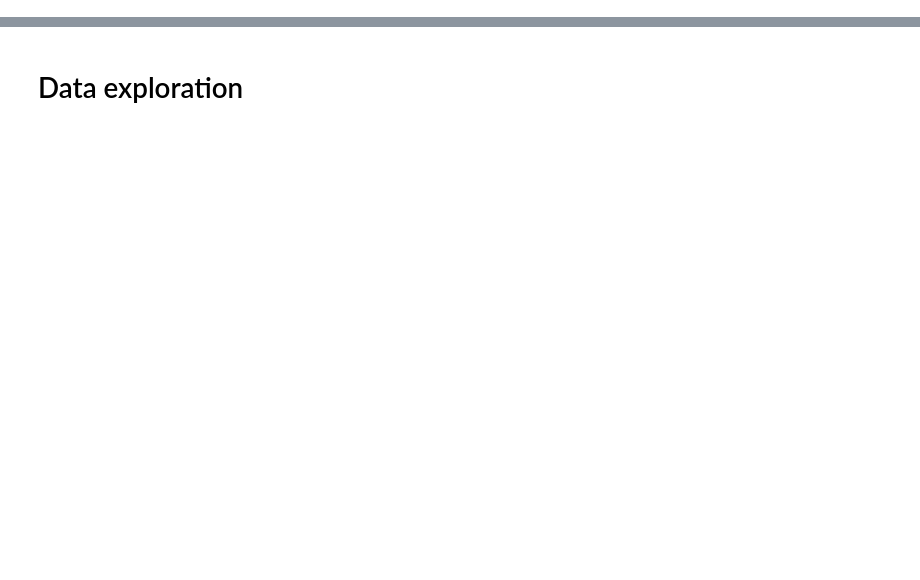
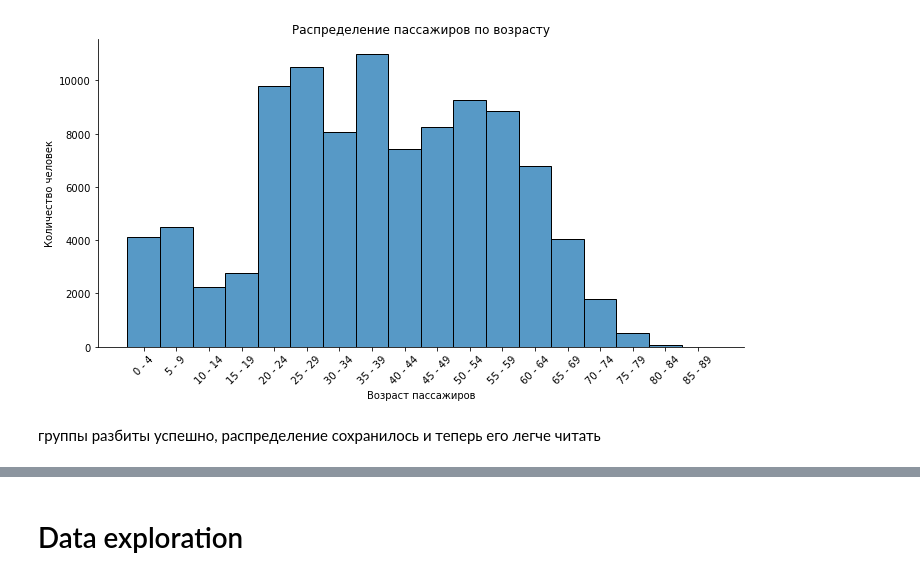
Before and after one commit to nik-ar/ml_intro_vi_1, a Jupyter notebook: 2_eda_nik_ar.ipynb, the cells around one changed output, grey strips where cells are left out. Cells and saved outputs as stored; diff of their text form; code cells hidden in the pictures; blank space fills up the shorter version.

```diff
--- a/2_eda_nik_ar.ipynb
+++ b/2_eda_nik_ar.ipynb
@@ -9,0 +385,5 @@ import seaborn as sns
+# %%
+df['age_group'] = df['full_age'].apply(lambda x: f'{int(x // 10 * 10)} - {int(x // 10 * 10 + 4)}' if x % 10 < 5 else \
+                                                  f'{int(x // 10 * 10 + 5)} - {int(x // 10 * 10 + 9)}' if x % 10 >= 5 else \
+                                                  'check the logic')
+df['age_group'].sort_values().unique()
@@ -9,0 +415,11 @@ import seaborn as sns
+# %%
+sns.displot(x=df.sort_values(by='full_age')['age_group'], height=5, aspect=2)
+plt.title('Распределение пассажиров по возрасту')
+plt.xlabel('Возраст пассажиров')
+plt.ylabel('Количество человек')
+plt.xticks(rotation=45)
+plt.show()
+# %% [output]
+[figure, added]
+# %% [markdown]
+группы разбиты успешно, распределение сохранилось и теперь его легче читать
```
Also changed, not shown: parts of 200 cells of this notebook.
